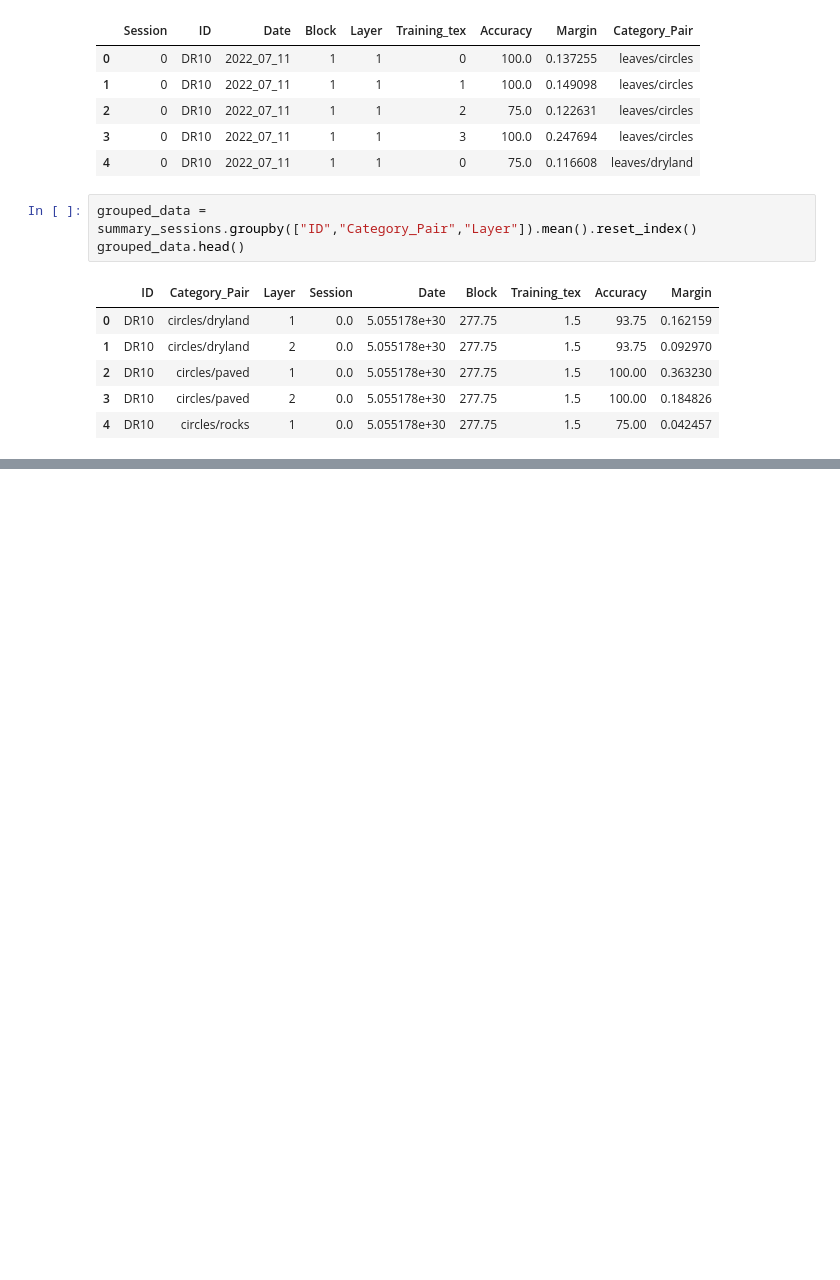
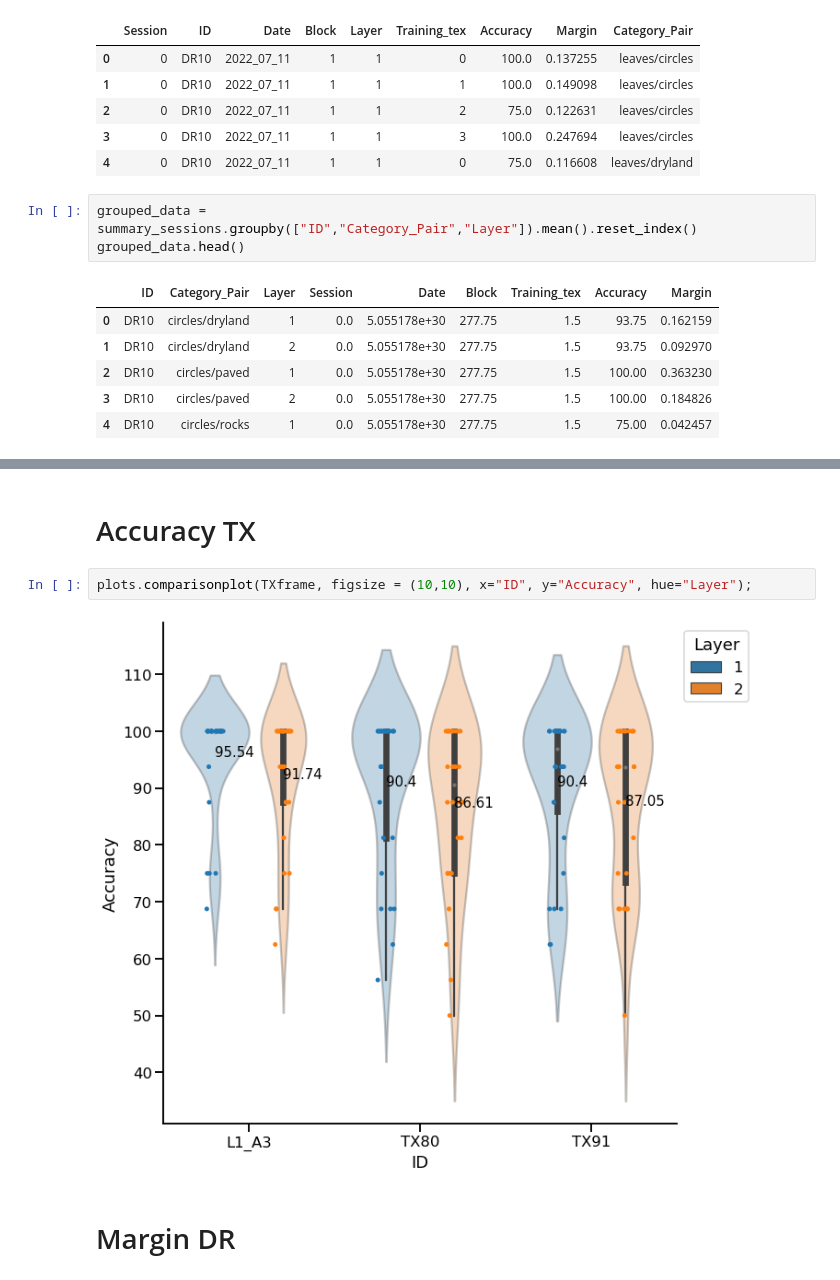
Before and after one commit to NunezKant/Dprime, a Jupyter notebook: PassiveStim/scripts/Minimal load example.ipynb, the cells around one changed output, grey strips where cells are left out. Cells and saved outputs as stored; diff of their text form; blank space fills up the shorter version.

```diff
--- a/PassiveStim/scripts/Minimal load example.ipynb
+++ b/PassiveStim/scripts/Minimal load example.ipynb
@@ -135 +156,9 @@ plots.comparisonplot(grouped_data, figsize = (10,10), x="ID", y="Accuracy", hue=
+# %% [markdown]
+# Accuracy TX
+# %%
+plots.comparisonplot(TXframe, figsize = (10,10), x="ID", y="Accuracy", hue="Layer");
+# %% [output]
+[figure, added]
+# %% [markdown]
+# Margin DR
 # %%
```
Also changed, not shown: parts of 14 cells of this notebook, 2 other files.
